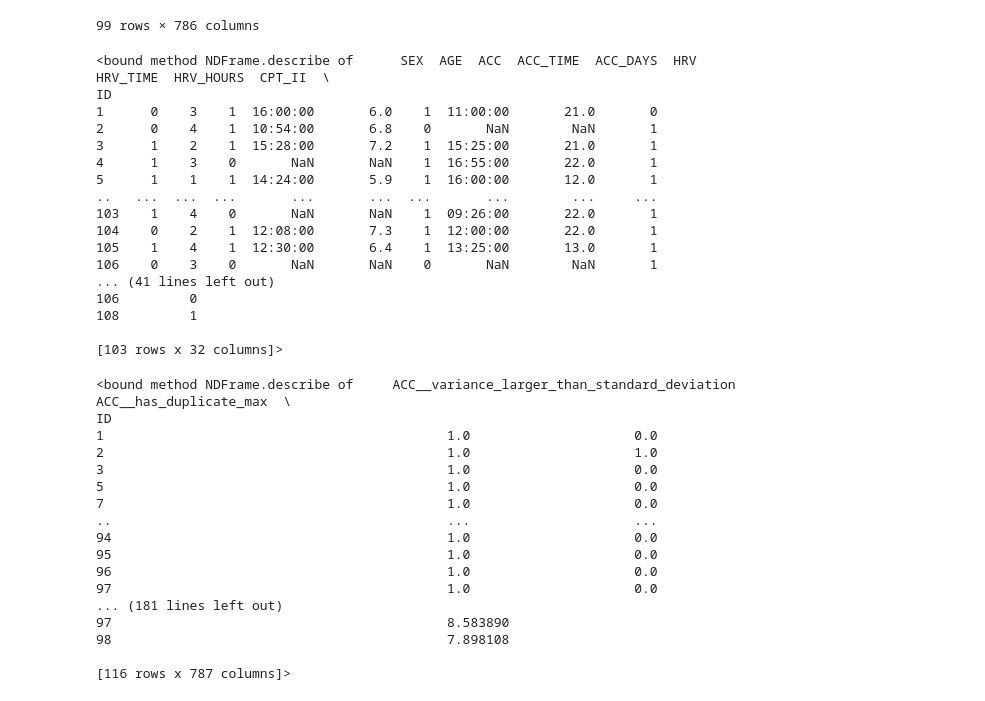
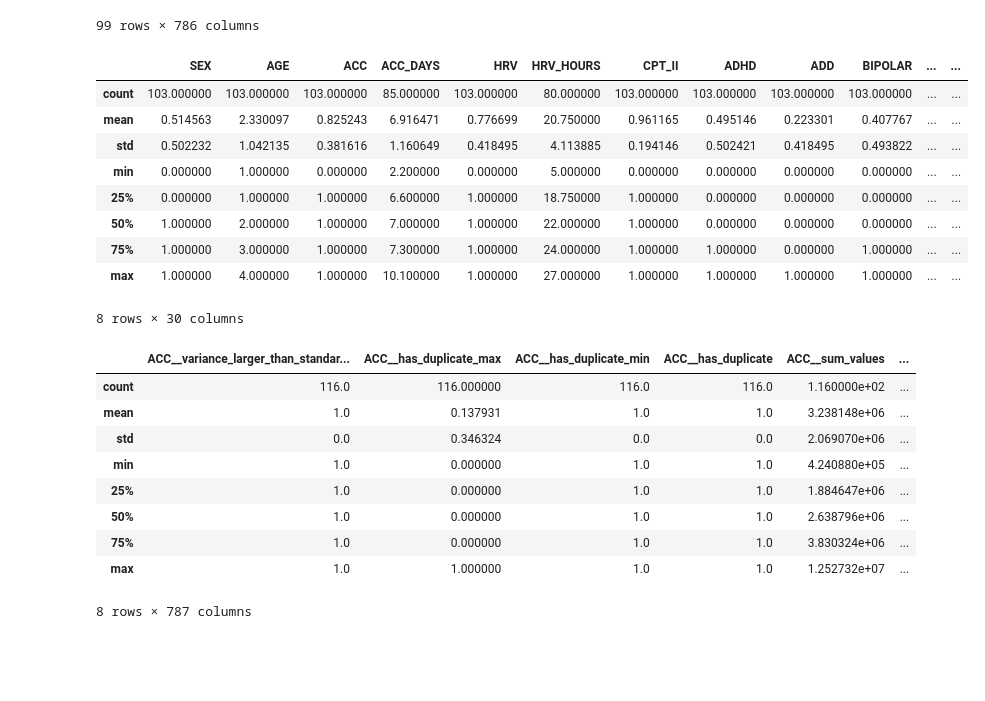
Before and after one commit to Amahseyn/ADHD, a Jupyter notebook: preprocess.ipynb, the cells around one changed output. Cells and saved outputs as stored; diff of their text form; code cells hidden in the pictures; blank space fills up the shorter version.

```diff
--- a/preprocess.ipynb
+++ b/preprocess.ipynb
@@ -59,43 +60,29 @@ cpt_df
 | 98 | 108 | 3 | 840000 | 6 | 360 | 4 | 500 | 10 | ... |
 99 rows × 786 columns
 # %%
-patient_df.describe
+patient_df.describe()
 # %% [output]
+|  | SEX | AGE | ACC | ACC_DAYS | HRV | HRV_HOURS | CPT_II | ADHD | ADD | BIPOLAR | ... | ... |
+| count | 103.000000 | 103.000000 | 103.000000 | 85.000000 | 103.000000 | 80.000000 | 103.000000 | 103.000000 | 103.000000 | 103.000000 | ... | ... |
+| mean | 0.514563 | 2.330097 | 0.825243 | 6.916471 | 0.776699 | 20.750000 | 0.961165 | 0.495146 | 0.223301 | 0.407767 | ... | ... |
+| std | 0.502232 | 1.042135 | 0.381616 | 1.160649 | 0.418495 | 4.113885 | 0.194146 | 0.502421 | 0.418495 | 0.493822 | ... | ... |
+| min | 0.000000 | 1.000000 | 0.000000 | 2.200000 | 0.000000 | 5.000000 | 0.000000 | 0.000000 | 0.000000 | 0.000000 | ... | ... |
+| 25% | 0.000000 | 1.000000 | 1.000000 | 6.600000 | 1.000000 | 18.750000 | 1.000000 | 0.000000 | 0.000000 | 0.000000 | ... | ... |
+| 50% | 1.000000 | 2.000000 | 1.000000 | 7.000000 | 1.000000 | 22.000000 | 1.000000 | 0.000000 | 0.000000 | 0.000000 | ... | ... |
+| 75% | 1.000000 | 3.000000 | 1.000000 | 7.300000 | 1.000000 | 24.000000 | 1.000000 | 1.000000 | 0.000000 | 1.000000 | ... | ... |
+| max | 1.000000 | 4.000000 | 1.000000 | 10.100000 | 1.000000 | 27.000000 | 1.000000 | 1.000000 | 1.000000 | 1.000000 | ... | ... |
-<bound method NDFrame.describe of      SEX  AGE  ACC  ACC_TIME  ACC_DAYS  HRV  HRV_TIME  HRV_HOURS  CPT_II  \
-ID
-1      0    3    1  16:00:00       6.0    1  11:00:00       21.0       0
-2      0    4    1  10:54:00       6.8    0       NaN        NaN       1
-3      1    2    1  15:28:00       7.2    1  15:25:00       21.0       1
-4      1    3    0       NaN       NaN    1  16:55:00       22.0       1
-5      1    1    1  14:24:00       5.9    1  16:00:00       12.0       1
-..   ...  ...  ...       ...       ...  ...       ...        ...     ...
-103    1    4    0       NaN       NaN    1  09:26:00       22.0       1
-104    0    2    1  12:08:00       7.3    1  12:00:00       22.0       1
-105    1    4    1  12:30:00       6.4    1  13:25:00       13.0       1
-106    0    3    0       NaN       NaN    0       NaN        NaN       1
-... (41 lines left out)
-106         0
-108         1
-
-[103 rows x 32 columns]>
+8 rows × 30 columns
 # %%
-features_df.describe
+features_df.describe()
 # %% [output]
+|  | ACC__variance_larger_than_standar... | ACC__has_duplicate_max | ACC__has_duplicate_min | ACC__has_duplicate | ACC__sum_values | ... |
+| count | 116.0 | 116.000000 | 116.0 | 116.0 | 1.160000e+02 | ... |
+| mean | 1.0 | 0.137931 | 1.0 | 1.0 | 3.238148e+06 | ... |
+| std | 0.0 | 0.346324 | 0.0 | 0.0 | 2.069070e+06 | ... |
+| min | 1.0 | 0.000000 | 1.0 | 1.0 | 4.240880e+05 | ... |
+| 25% | 1.0 | 0.000000 | 1.0 | 1.0 | 1.884647e+06 | ... |
+| 50% | 1.0 | 0.000000 | 1.0 | 1.0 | 2.638796e+06 | ... |
+| 75% | 1.0 | 0.000000 | 1.0 | 1.0 | 3.830324e+06 | ... |
+| max | 1.0 | 1.000000 | 1.0 | 1.0 | 1.252732e+07 | ... |
-<bound method NDFrame.describe of     ACC__variance_larger_than_standard_deviation  ACC__has_duplicate_max  \
-ID
-1                                            1.0                     0.0
-2                                            1.0                     1.0
-3                                            1.0                     0.0
-5                                            1.0                     0.0
-7                                            1.0                     0.0
-..                                           ...                     ...
-94                                           1.0                     0.0
-95                                           1.0                     0.0
-96                                           1.0                     0.0
-97                                           1.0                     0.0
-... (181 lines left out)
-97                                           8.583890
-98                                           7.898108
-
-[116 rows x 787 columns]>
+8 rows × 787 columns
 # %%
```
Also changed, not shown: parts of 9 cells of this notebook.
